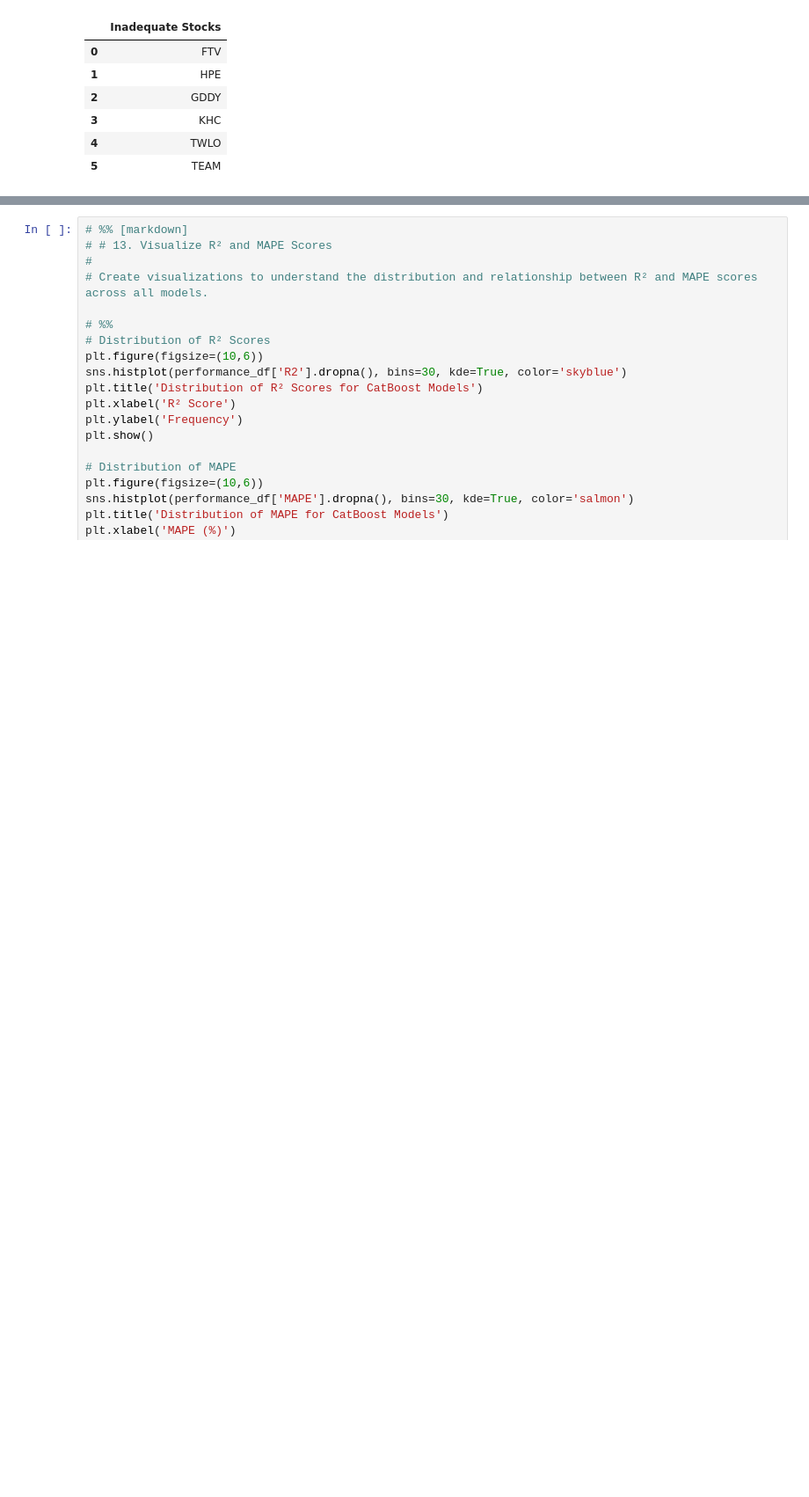
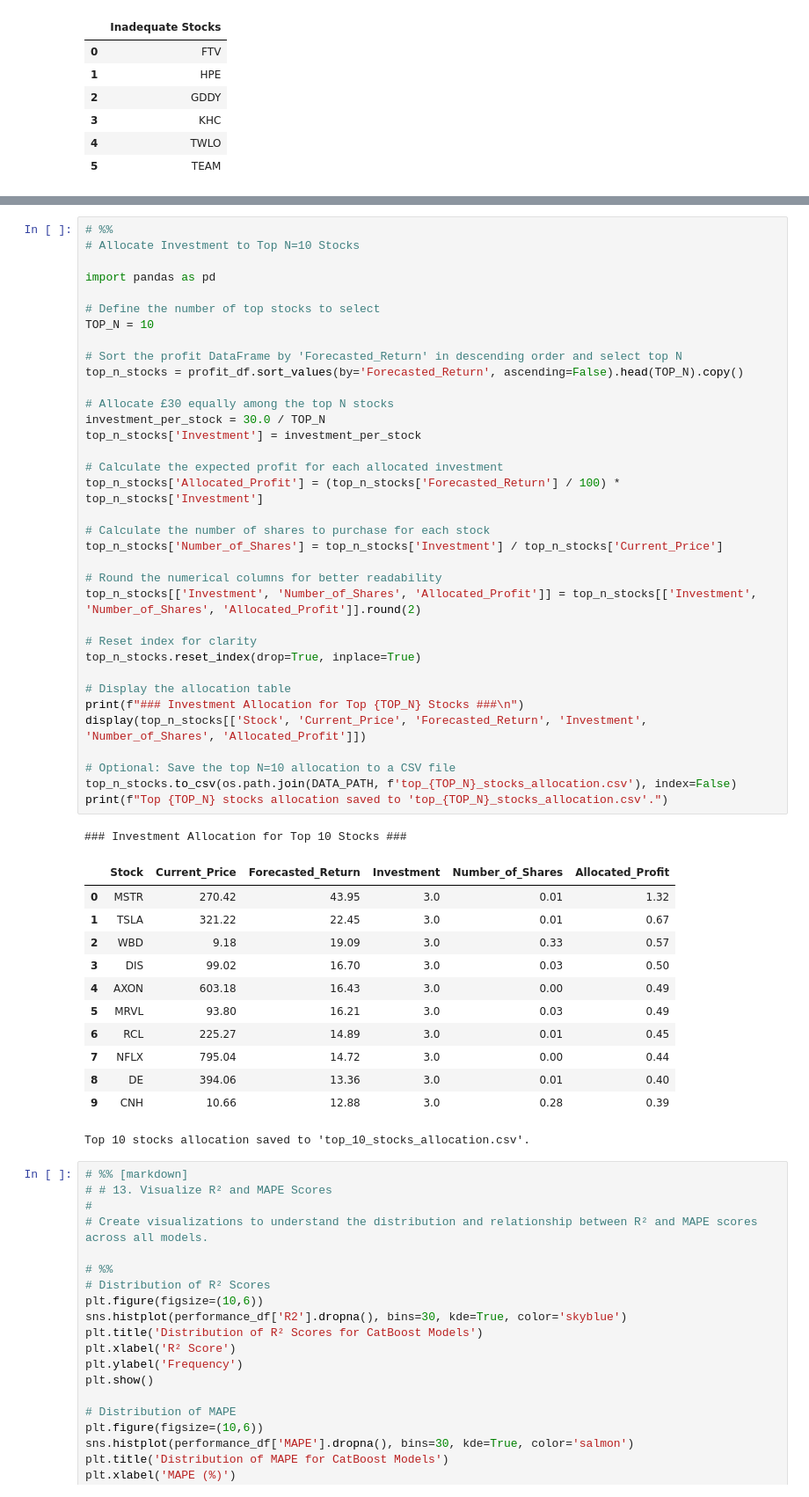
Before and after one commit to elodie0778/pirhana, a Jupyter notebook: goldfish5.ipynb, the cells around one changed output, grey strips where cells are left out. Shown: that part at 88% size. Saved outputs shown, nothing was run; the diff lists cells and outputs as text; blank space fills up the shorter version.

```diff
--- a/goldfish5.ipynb
+++ b/goldfish5.ipynb
@@ -911,3 +1172,52 @@ else:
+# %%
+# %%
+# Allocate Investment to Top N=10 Stocks
+
+import pandas as pd
+
+# Define the number of top stocks to select
+TOP_N = 10
+
+# Sort the profit DataFrame by 'Forecasted_Return' in descending order and select top N
+top_n_stocks = profit_df.sort_values(by='Forecasted_Return', ascending=False).head(TOP_N).copy()
+
+# Allocate £30 equally among the top N stocks
+investment_per_stock = 30.0 / TOP_N
+top_n_stocks['Investment'] = investment_per_stock
+
+# Calculate the expected profit for each allocated investment
+top_n_stocks['Allocated_Profit'] = (top_n_stocks['Forecasted_Return'] / 100) * top_n_stocks['Investment']
+
+# Calculate the number of shares to purchase for each stock
+top_n_stocks['Number_of_Shares'] = top_n_stocks['Investment'] / top_n_stocks['Current_Price']
+
+# Round the numerical columns for better readability
+top_n_stocks[['Investment', 'Number_of_Shares', 'Allocated_Profit']] = top_n_stocks[['Investment', 'Number_of_Shares', 'Allocated_Profit']].round(2)
+
+# Reset index for clarity
+top_n_stocks.reset_index(drop=True, inplace=True)
+
+# Display the allocation table
+print(f"### Investment Allocation for Top {TOP_N} Stocks ###\n")
+display(top_n_stocks[['Stock', 'Current_Price', 'Forecasted_Return', 'Investment', 'Number_of_Shares', 'Allocated_Profit']])
+
+# Optional: Save the top N=10 allocation to a CSV file
+top_n_stocks.to_csv(os.path.join(DATA_PATH, f'top_{TOP_N}_stocks_allocation.csv'), index=False)
+print(f"Top {TOP_N} stocks allocation saved to 'top_{TOP_N}_stocks_allocation.csv'.")
+# %% [output]
+### Investment Allocation for Top 10 Stocks ###
+|  | Stock | Current_Price | Forecasted_Return | Investment | Number_of_Shares | Allocated_Profit |
+| 0 | MSTR | 270.42 | 43.95 | 3.0 | 0.01 | 1.32 |
+| 1 | TSLA | 321.22 | 22.45 | 3.0 | 0.01 | 0.67 |
+| 2 | WBD | 9.18 | 19.09 | 3.0 | 0.33 | 0.57 |
+| 3 | DIS | 99.02 | 16.70 | 3.0 | 0.03 | 0.50 |
+| 4 | AXON | 603.18 | 16.43 | 3.0 | 0.00 | 0.49 |
+| 5 | MRVL | 93.80 | 16.21 | 3.0 | 0.03 | 0.49 |
+| 6 | RCL | 225.27 | 14.89 | 3.0 | 0.01 | 0.45 |
+| 7 | NFLX | 795.04 | 14.72 | 3.0 | 0.00 | 0.44 |
+| 8 | DE | 394.06 | 13.36 | 3.0 | 0.01 | 0.40 |
+| 9 | CNH | 10.66 | 12.88 | 3.0 | 0.28 | 0.39 |
+Top 10 stocks allocation saved to 'top_10_stocks_allocation.csv'.
 # %%
 # %% [markdown]
 # # 13. Visualize R² and MAPE Scores
```
Also changed, not shown: parts of 3 cells of this notebook.
